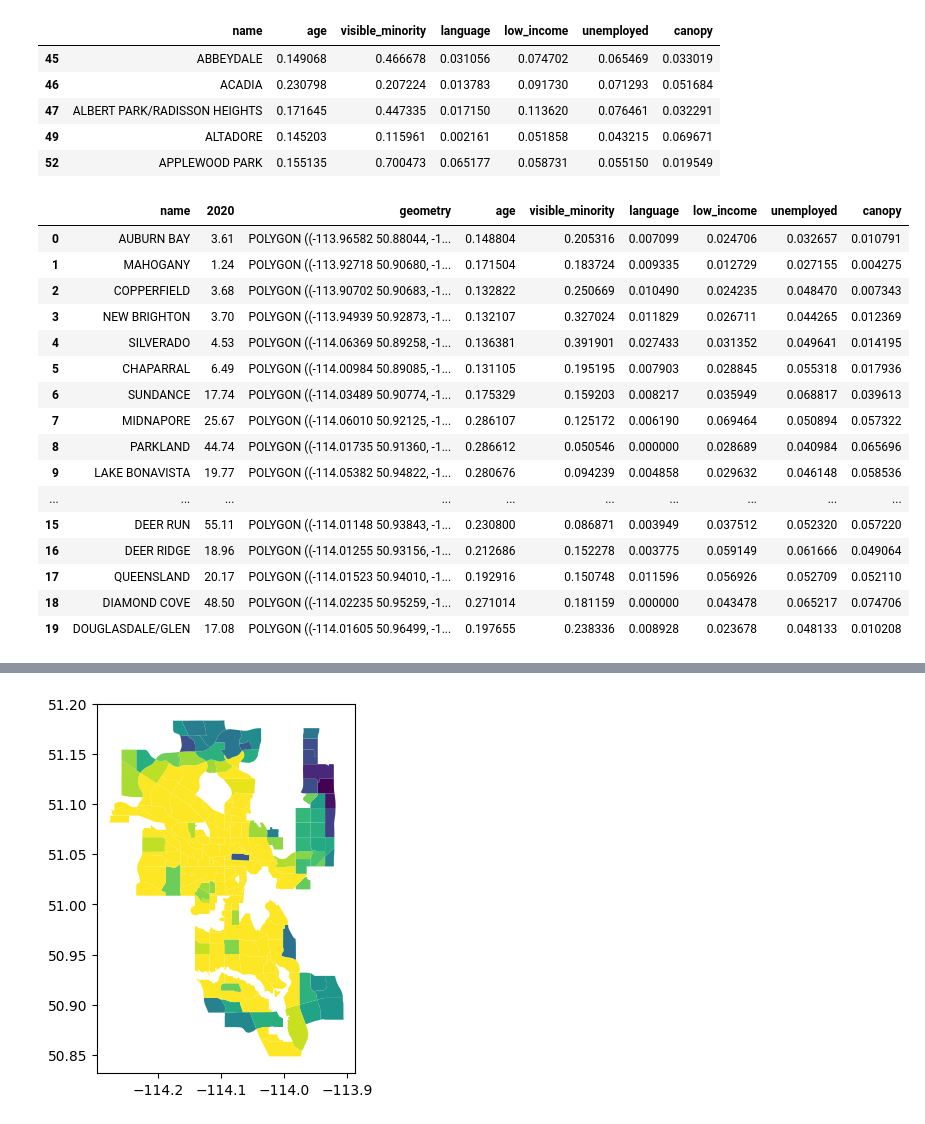
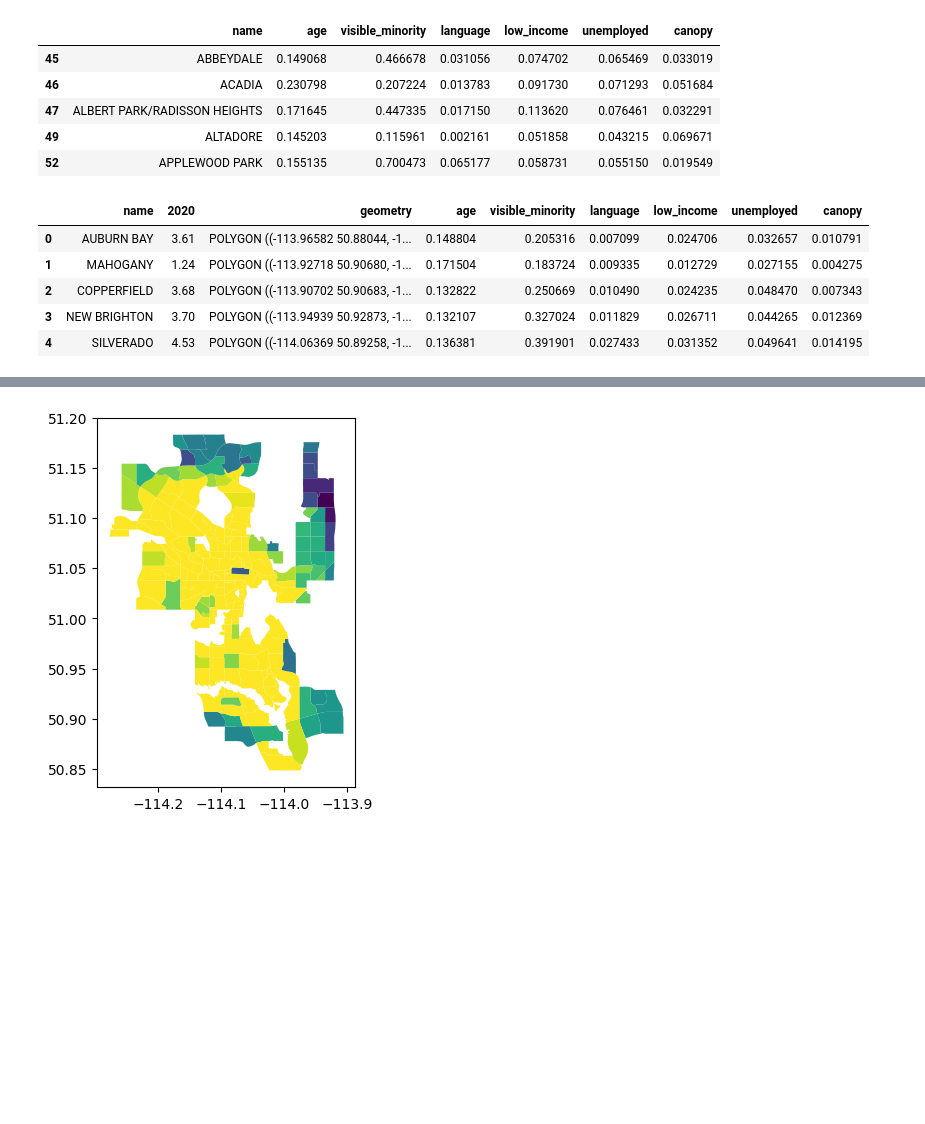
Before and after one commit to smohiudd/calgary-tree-equity, a Jupyter notebook: notebooks/EquityIndex.ipynb, the cells around one changed output, grey strips where cells are left out. Cells and saved outputs as stored; diff of their text form; code cells hidden in the pictures; blank space fills up the shorter version.

```diff
--- a/notebooks/EquityIndex.ipynb
+++ b/notebooks/EquityIndex.ipynb
@@ -83,8 +45,8 @@ columns
  '% Unemployed',
  '% Area of tree canopy (2020)']
 # %%
-df = df[columns]
-df
+priority_indicators = priority_indicators[columns]
+priority_indicators.head()
 # %% [output]
 |  | Community name | % of people aged >65 and < 5 year... | % Visible minority population | % Language (neither FR or EN) | ... |
 | 0 | 01B | NaN | NaN | NaN | ... |
@@ -110,10 +65,10 @@ rename={
     "% Area of tree canopy (2020)":"canopy"
 }
 # %%
-df = df.rename(columns=rename)
+priority_indicators = priority_indicators.rename(columns=rename)
 # %%
-df = df.dropna()
-df.head()
+priority_indicators = priority_indicators.dropna()
+priority_indicators.head()
 # %% [output]
 |  | name | age | visible_minority | language | low_income | unemployed | canopy |
 | 45 | ABBEYDALE | 0.149068 | 0.466678 | 0.031056 | 0.074702 | 0.065469 | 0.033019 |
@@ -122,24 +77,13 @@ df.head()
 | 49 | ALTADORE | 0.145203 | 0.115961 | 0.002161 | 0.051858 | 0.043215 | 0.069671 |
 | 52 | APPLEWOOD PARK | 0.155135 | 0.700473 | 0.065177 | 0.058731 | 0.055150 | 0.019549 |
 # %%
-canopy_data= canopy_data.merge(df, left_on='name', right_on='name')
+df= canopy_data.merge(priority_indicators, left_on='name', right_on='name')
 # %%
-canopy_data.head(20)
+df.head()
 # %% [output]
 |  | name | 2020 | geometry | age | visible_minority | language | low_income | unemployed | canopy |
 | 0 | AUBURN BAY | 3.61 | POLYGON ((-113.96582 50.88044, -1... | 0.148804 | 0.205316 | 0.007099 | 0.024706 | 0.032657 | 0.010791 |
 | 1 | MAHOGANY | 1.24 | POLYGON ((-113.92718 50.90680, -1... | 0.171504 | 0.183724 | 0.009335 | 0.012729 | 0.027155 | 0.004275 |
 | 2 | COPPERFIELD | 3.68 | POLYGON ((-113.90702 50.90683, -1... | 0.132822 | 0.250669 | 0.010490 | 0.024235 | 0.048470 | 0.007343 |
 | 3 | NEW BRIGHTON | 3.70 | POLYGON ((-113.94939 50.92873, -1... | 0.132107 | 0.327024 | 0.011829 | 0.026711 | 0.044265 | 0.012369 |
 | 4 | SILVERADO | 4.53 | POLYGON ((-114.06369 50.89258, -1... | 0.136381 | 0.391901 | 0.027433 | 0.031352 | 0.049641 | 0.014195 |
-| 5 | CHAPARRAL | 6.49 | POLYGON ((-114.00984 50.89085, -1... | 0.131105 | 0.195195 | 0.007903 | 0.028845 | 0.055318 | 0.017936 |
-| 6 | SUNDANCE | 17.74 | POLYGON ((-114.03489 50.90774, -1... | 0.175329 | 0.159203 | 0.008217 | 0.035949 | 0.068817 | 0.039613 |
-| 7 | MIDNAPORE | 25.67 | POLYGON ((-114.06010 50.92125, -1... | 0.286107 | 0.125172 | 0.006190 | 0.069464 | 0.050894 | 0.057322 |
-| 8 | PARKLAND | 44.74 | POLYGON ((-114.01735 50.91360, -1... | 0.286612 | 0.050546 | 0.000000 | 0.028689 | 0.040984 | 0.065696 |
-| 9 | LAKE BONAVISTA | 19.77 | POLYGON ((-114.05382 50.94822, -1... | 0.280676 | 0.094239 | 0.004858 | 0.029632 | 0.046148 | 0.058536 |
-| ... | ... | ... | ... | ... | ... | ... | ... | ... | ... |
-| 15 | DEER RUN | 55.11 | POLYGON ((-114.01148 50.93843, -1... | 0.230800 | 0.086871 | 0.003949 | 0.037512 | 0.052320 | 0.057220 |
-| 16 | DEER RIDGE | 18.96 | POLYGON ((-114.01255 50.93156, -1... | 0.212686 | 0.152278 | 0.003775 | 0.059149 | 0.061666 | 0.049064 |
-| 17 | QUEENSLAND | 20.17 | POLYGON ((-114.01523 50.94010, -1... | 0.192916 | 0.150748 | 0.011596 | 0.056926 | 0.052709 | 0.052110 |
-| 18 | DIAMOND COVE | 48.50 | POLYGON ((-114.02235 50.95259, -1... | 0.271014 | 0.181159 | 0.000000 | 0.043478 | 0.065217 | 0.074706 |
-| 19 | DOUGLASDALE/GLEN | 17.08 | POLYGON ((-114.01605 50.96499, -1... | 0.197655 | 0.238336 | 0.008928 | 0.023678 | 0.048133 | 0.010208 |
```
Also changed, not shown: parts of 24 cells of this notebook, 33 other files.
